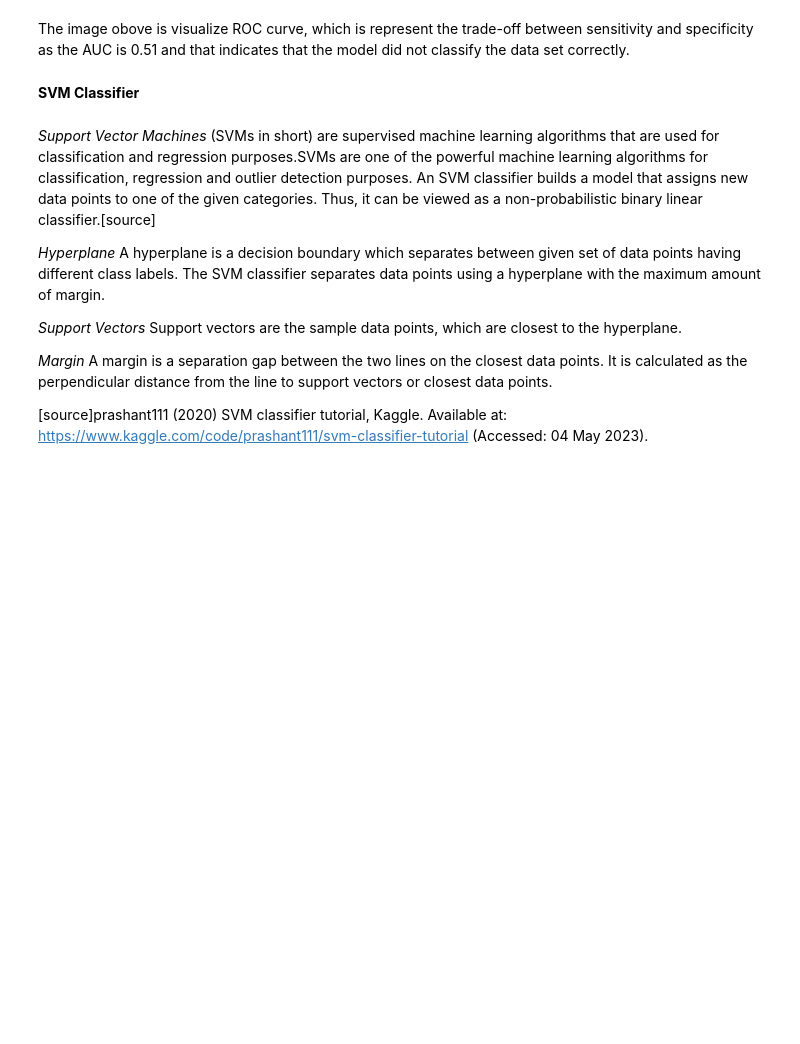
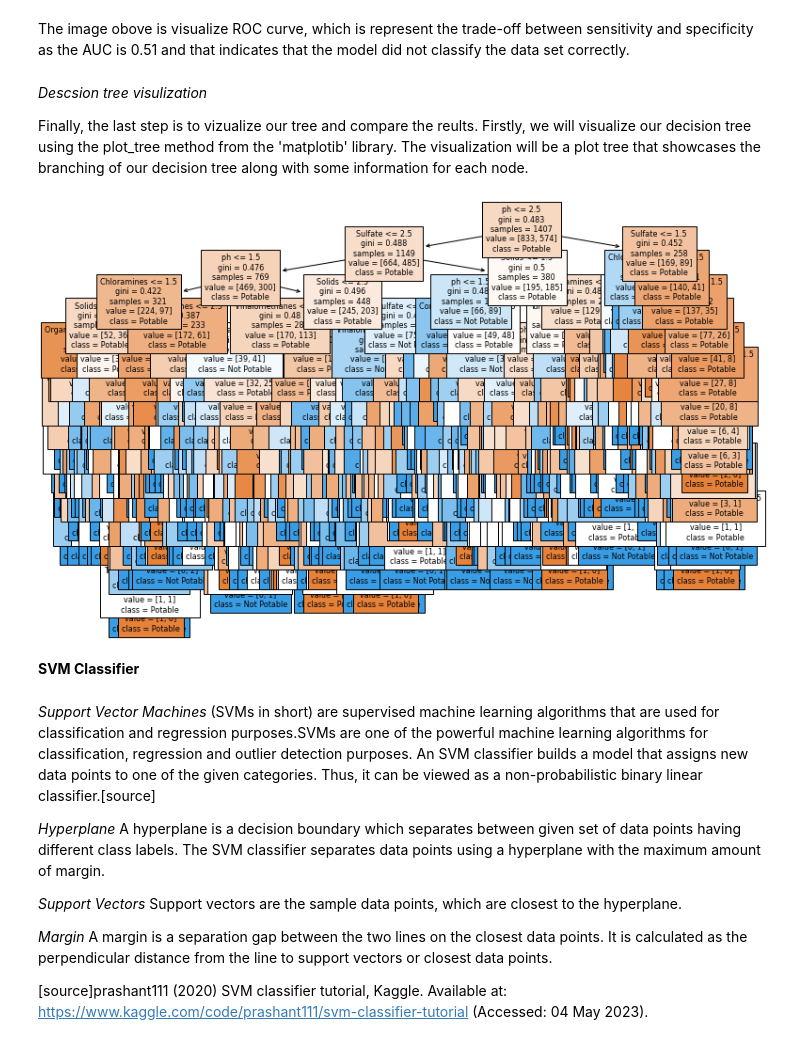
Before and after one commit to Hessah-Aljohaimy/AI-Project, a Jupyter notebook: AI_Project.ipynb, the cells around one changed output. Saved outputs shown, nothing was run; the diff lists cells and outputs as text; code cells hidden in the pictures; blank space fills up the shorter version.

```diff
--- a/AI_Project.ipynb
+++ b/AI_Project.ipynb
@@ -670,5 +670,22 @@ plt.show()
 # %% [markdown]
 The image obove is visualize ROC curve, which is represent the trade-off between sensitivity and specificity as the AUC is 0.51 and that indicates that the model did not classify the data set correctly.
+# %% [markdown]
+*Descsion tree visulization*
+
+Finally, the last step is to vizualize our tree and compare the reults. Firstly, we will visualize our decision tree using the plot_tree method from the 'matplotib' library. The visualization will be a plot tree that showcases the branching of our decision tree along with some information for each node.
+# %%
+from sklearn import tree
+from matplotlib import pyplot as plt
+
+#We will use this method to visualize our tree.
+fig = plt.figure(figsize=(12,8))
+_ = tree.plot_tree(model_tree,
+                   feature_names=X.columns,
+                   class_names={0:'Potable', 1:'Not Potable'},
+                   filled=True,
+                  fontsize=8)
+# %% [output]
+[figure, added]
 # %% [markdown]
 **SVM Classifier**
 # %% [markdown]
```
Also changed, not shown: parts of 5 cells of this notebook.
